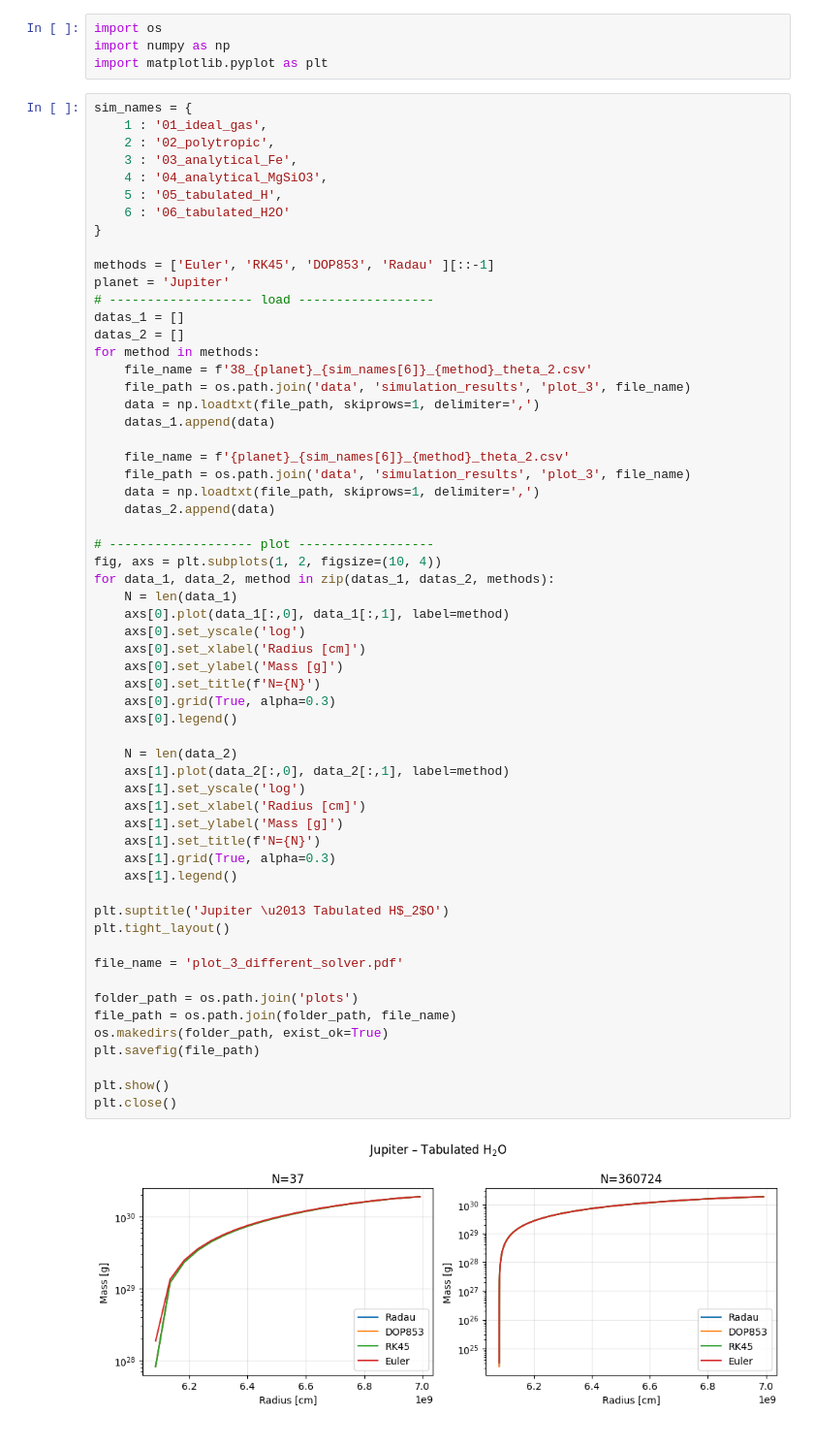
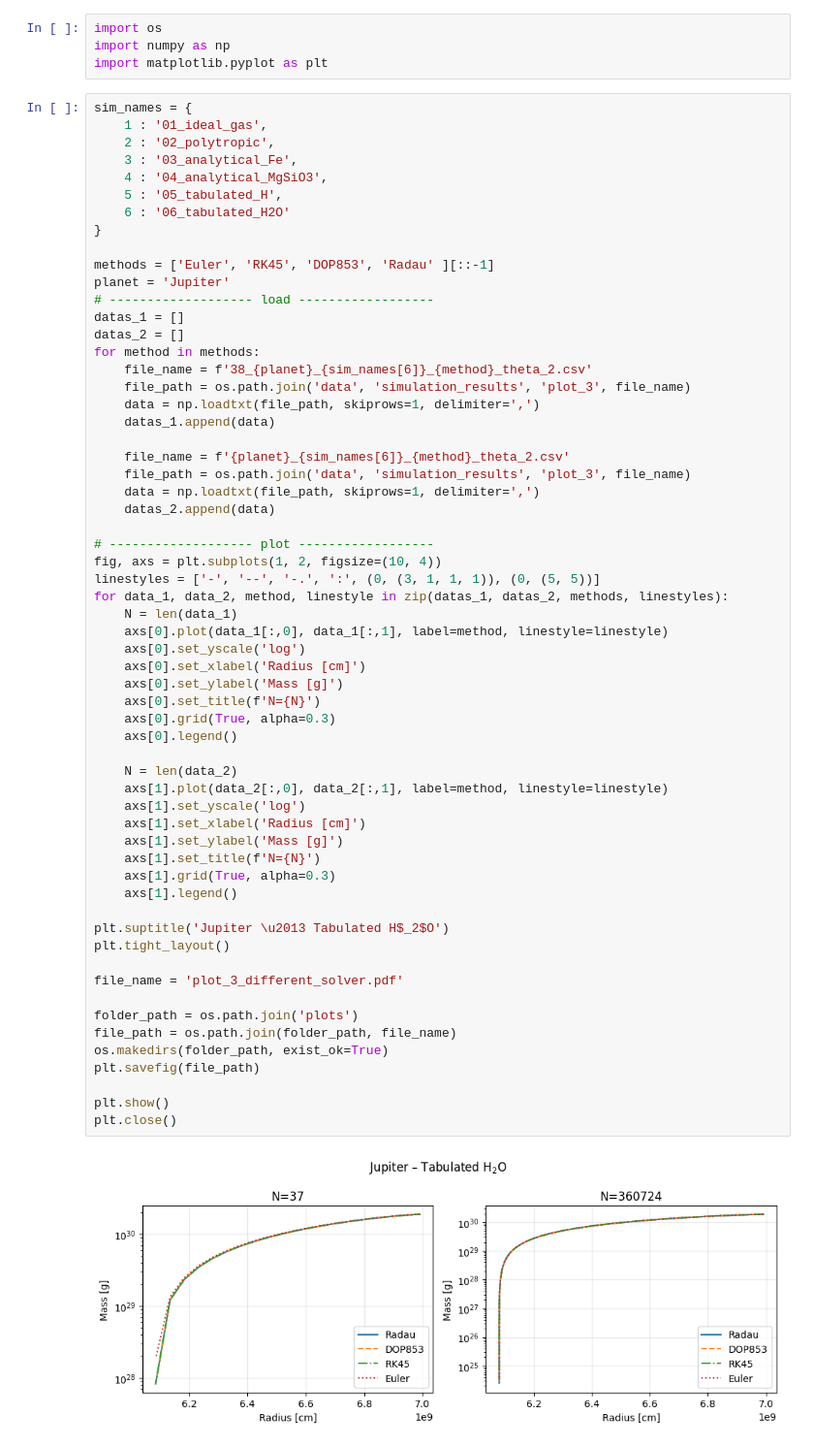
Before and after one commit to Akut-Luna/AST-514-Final-Project, a Jupyter notebook: plot_3.ipynb, the cells around one changed output. Shown at 97% size. Cells and saved outputs as stored; diff of their text form.

```diff
--- a/plot_3.ipynb
+++ b/plot_3.ipynb
@@ -30,36 +30,37 @@ for method in methods:
 
 # ------------------- plot ------------------
 fig, axs = plt.subplots(1, 2, figsize=(10, 4))
-for data_1, data_2, method in zip(datas_1, datas_2, methods):
+linestyles = ['-', '--', '-.', ':', (0, (3, 1, 1, 1)), (0, (5, 5))]
+for data_1, data_2, method, linestyle in zip(datas_1, datas_2, methods, linestyles):
     N = len(data_1)
-    axs[0].plot(data_1[:,0], data_1[:,1], label=method)
+    axs[0].plot(data_1[:,0], data_1[:,1], label=method, linestyle=linestyle)
     axs[0].set_yscale('log')
     axs[0].set_xlabel('Radius [cm]')
     axs[0].set_ylabel('Mass [g]')
     axs[0].set_title(f'N={N}')
     axs[0].grid(True, alpha=0.3)
     axs[0].legend()
 
     N = len(data_2)
-    axs[1].plot(data_2[:,0], data_2[:,1], label=method)
+    axs[1].plot(data_2[:,0], data_2[:,1], label=method, linestyle=linestyle)
     axs[1].set_yscale('log')
     axs[1].set_xlabel('Radius [cm]')
     axs[1].set_ylabel('Mass [g]')
     axs[1].set_title(f'N={N}')
     axs[1].grid(True, alpha=0.3)
     axs[1].legend()
 
 plt.suptitle('Jupiter \u2013 Tabulated H$_2$O')
 plt.tight_layout()
 
 file_name = 'plot_3_different_solver.pdf'
 
 folder_path = os.path.join('plots')
 file_path = os.path.join(folder_path, file_name)
 os.makedirs(folder_path, exist_ok=True)
 plt.savefig(file_path)
 
 plt.show()
 plt.close()
 # %% [output]
-[figure, old version]
+[figure, new version]
```
Also changed, not shown: 2 other files.
